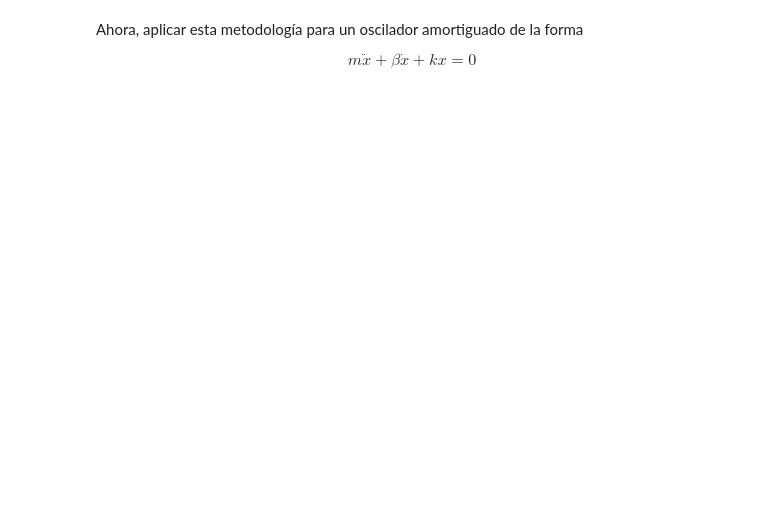
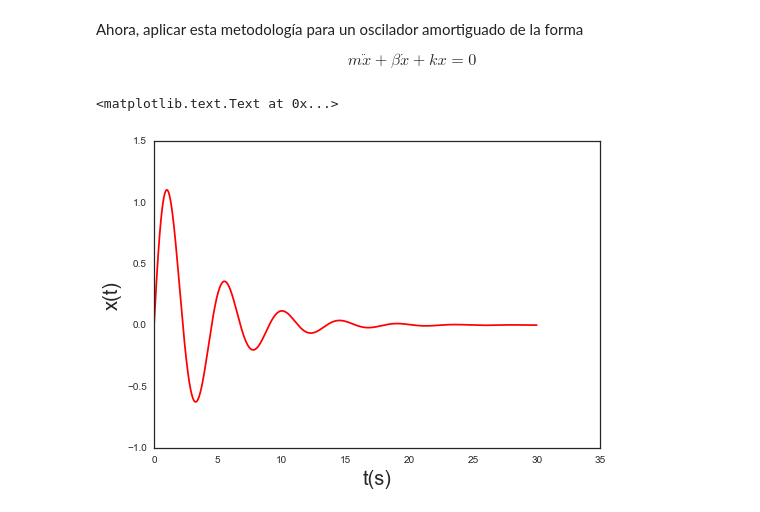
Before and after one commit to olegs22/things, a Jupyter notebook: Simple Harmonic Oscillator.ipynb, the cells around one changed output. Cells and saved outputs as stored; diff of their text form; code cells hidden in the pictures; blank space fills up the shorter version.

```diff
--- a/Simple Harmonic Oscillator.ipynb
+++ b/Simple Harmonic Oscillator.ipynb
@@ -142,0 +183,14 @@ $$m\ddot{x}+\beta\dot{x}+kx=0$$
+# %%
+def equation2(z,w,k,m,b):
+    omega = np.sqrt(k/m)
+    return -(omega**2)*z - (b/m)*w
+# %%
+pos2, vel2, time2 = RK4_v2(equation2,(0.0,2.0,0.0),(k1,m1,0.5),3000,1e-2)
+# %%
+plt.figure()
+plt.plot(time2,pos2,'r');
+plt.xlabel('t(s)',fontsize=20)
+plt.ylabel('x(t)',fontsize=20)
+# %% [output]
+<matplotlib.text.Text at 0x...>
+[figure, added]
```
Also changed, not shown: parts of 7 cells of this notebook.
